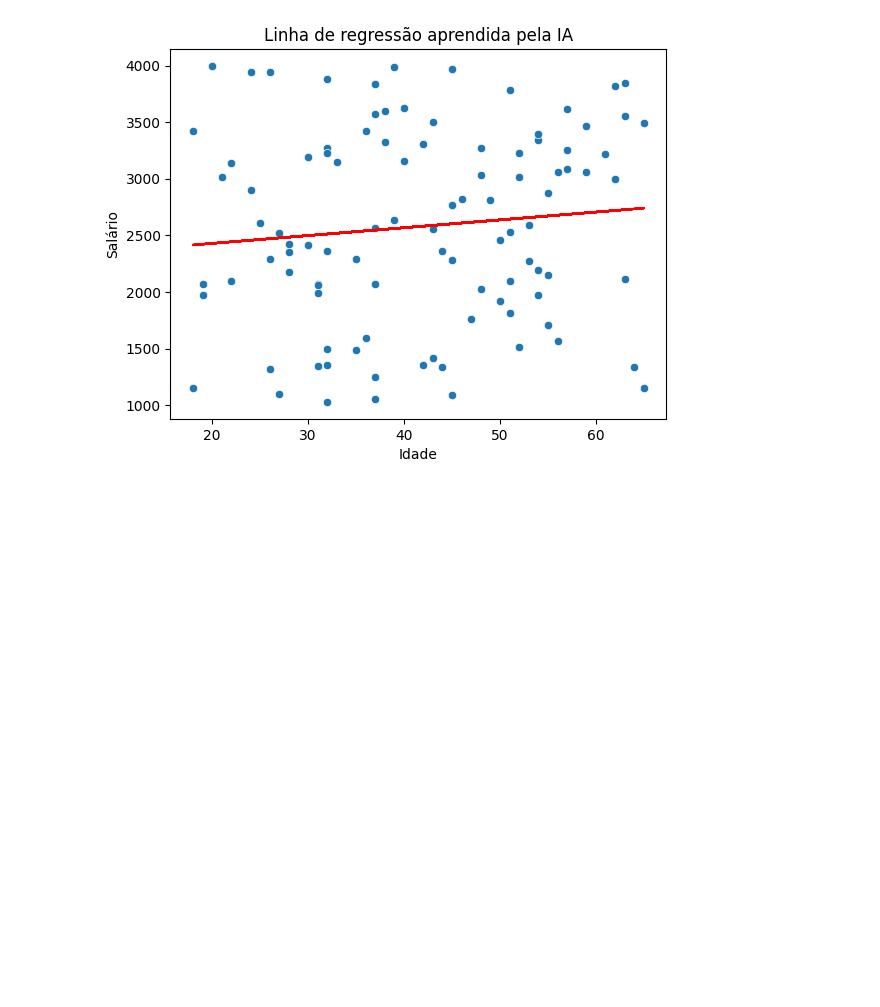
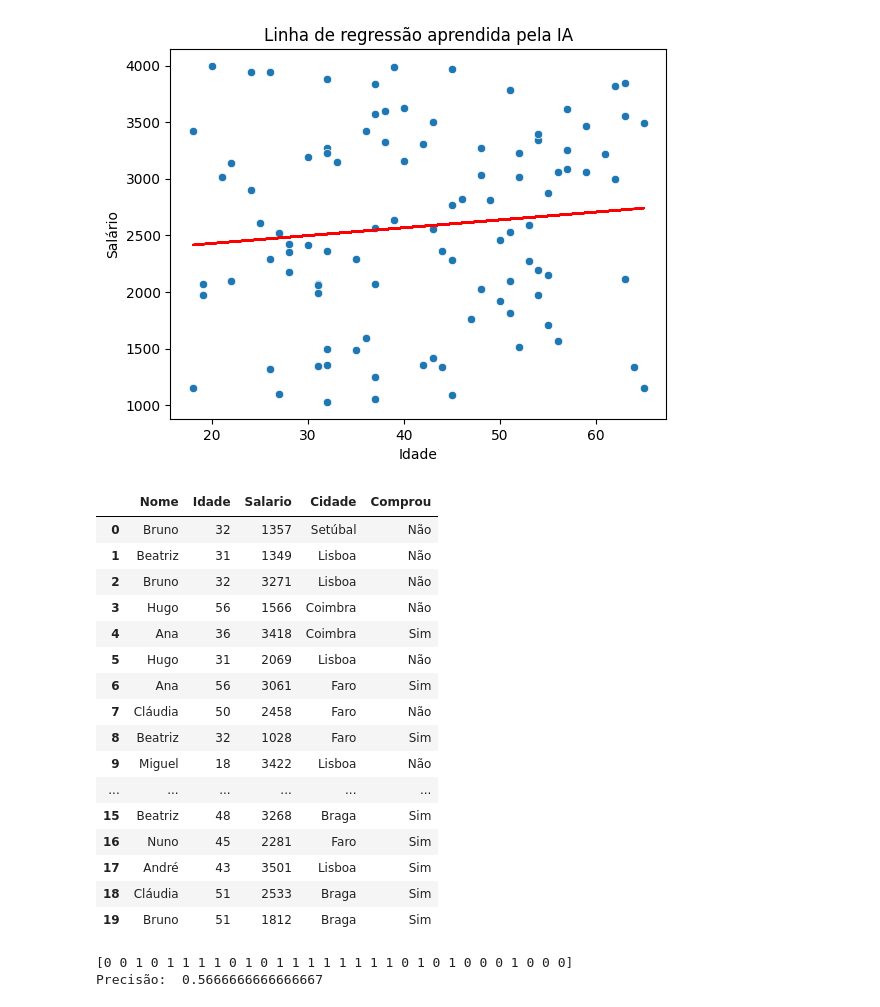
Before and after one commit to Podinis/Pyhton_10810, a Jupyter notebook: Sessao5_RegressaoLinear.ipynb, the cells around one changed output. Drawn from its saved outputs; the diff is of its cells as text; code cells hidden in the pictures; blank space fills up the shorter version.

```diff
--- a/Sessao5_RegressaoLinear.ipynb
+++ b/Sessao5_RegressaoLinear.ipynb
@@ -47,3 +51,44 @@ plt.ylabel('Salário')
 plt.show()
 # %% [output]
 [figure]
+# %%
+dataFrame.head(20)
+# %% [output]
+|  | Nome | Idade | Salario | Cidade | Comprou |
+| 0 | Bruno | 32 | 1357 | Setúbal | Não |
+| 1 | Beatriz | 31 | 1349 | Lisboa | Não |
+| 2 | Bruno | 32 | 3271 | Lisboa | Não |
+| 3 | Hugo | 56 | 1566 | Coimbra | Não |
+| 4 | Ana | 36 | 3418 | Coimbra | Sim |
+| 5 | Hugo | 31 | 2069 | Lisboa | Não |
+| 6 | Ana | 56 | 3061 | Faro | Sim |
+| 7 | Cláudia | 50 | 2458 | Faro | Não |
+| 8 | Beatriz | 32 | 1028 | Faro | Sim |
+| 9 | Miguel | 18 | 3422 | Lisboa | Não |
+| ... | ... | ... | ... | ... | ... |
+| 15 | Beatriz | 48 | 3268 | Braga | Sim |
+| 16 | Nuno | 45 | 2281 | Faro | Sim |
+| 17 | André | 43 | 3501 | Lisboa | Sim |
+| 18 | Cláudia | 51 | 2533 | Braga | Sim |
+| 19 | Bruno | 51 | 1812 | Braga | Sim |
+# %%
+# Features e label
+x = dataFrame[['Idade', 'Salario']]
+y = dataFrame['Comprou'].map({'Sim':1, 'Não':0}) # converter para 0 e 1
+
+# Dividir treino e teste
+X_train, X_test, y_train, y_test = train_test_split(x, y, test_size=0.3)
+
+# Criar o modelo
+modelo = LogisticRegression()
+modelo.fit(X_train, y_train)
+
+# Prever
+previsoes = modelo.predict(X_test)
+
+print(previsoes)
+
+print('Precisão: ', accuracy_score(y_test, previsoes))
+# %% [output]
+[0 0 1 0 1 1 1 1 0 1 0 1 1 1 1 1 1 1 1 0 1 0 1 0 0 0 1 0 0 0]
+Precisão:  0.5666666666666667
```
Also changed, not shown: parts of 1 cell of this notebook.
